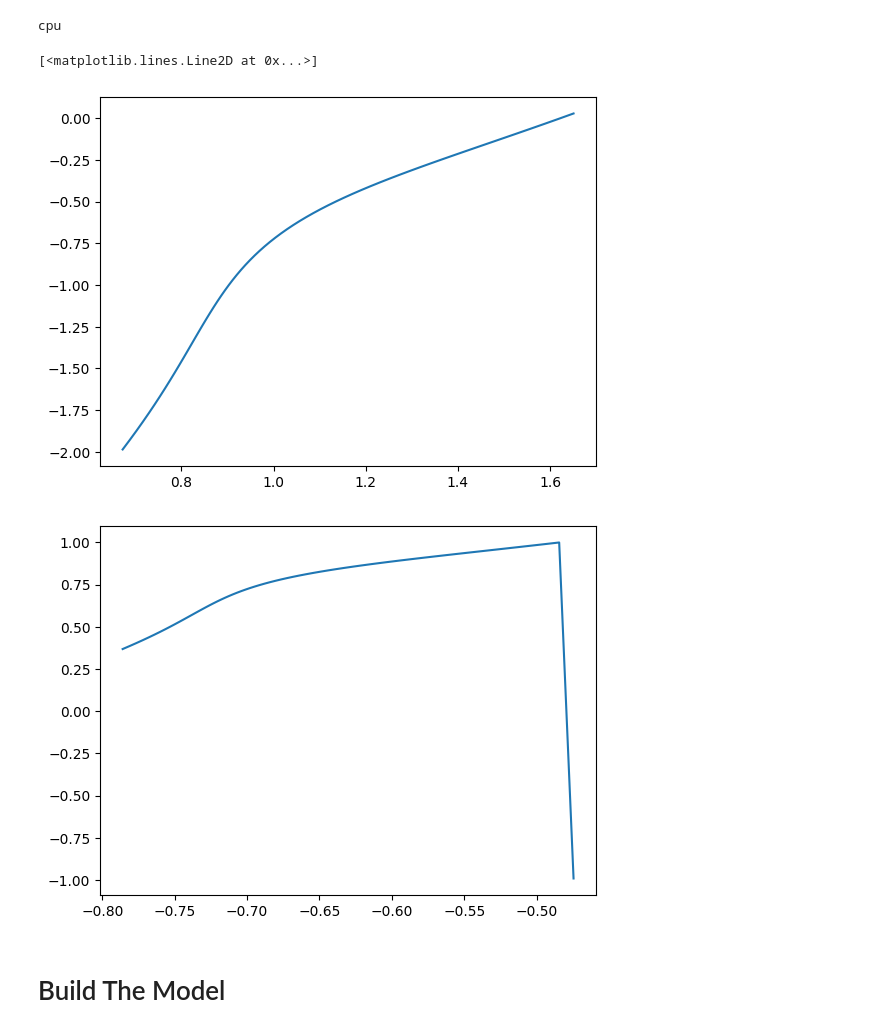
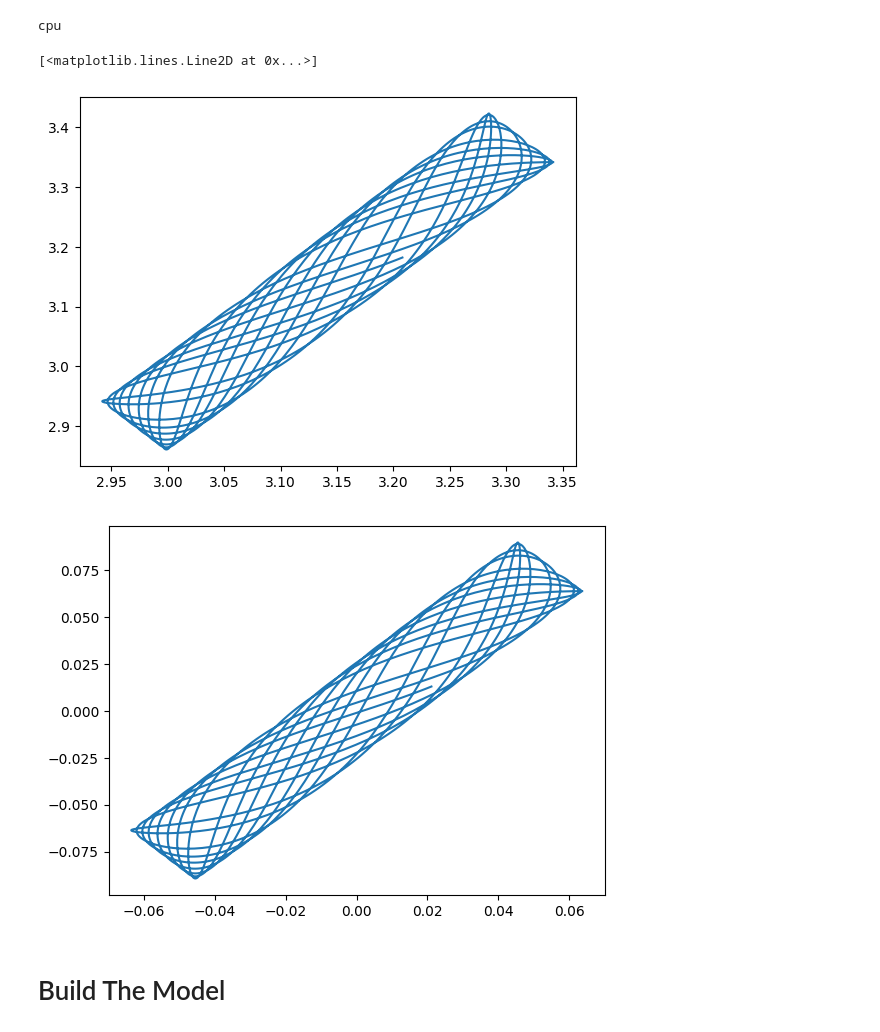
Before and after one commit to jakedorman64/internship, a Jupyter notebook: Double_Pendulum_NeuralODE.ipynb, the cells around one changed output. Saved outputs shown, nothing was run; the diff lists cells and outputs as text; code cells hidden in the pictures.

```diff
--- a/Double_Pendulum_NeuralODE.ipynb
+++ b/Double_Pendulum_NeuralODE.ipynb
@@ -61,13 +60,14 @@ import numpy as np
 
 print(jax.lib.xla_bridge.get_backend().platform)
 
-config.update("jax_disable_jit", True)
+config.update("jax_disable_jit", False)
 
 # Define gravity
 g = - 9.81
 dt = 0.01
-data_points = 64
-batch_size = 8
+data_points = 2048
+prediction_batch_size = 3
+training_batch_size = 32
 total_time = data_points * dt
 gradient_updates = 20000
 # %% [output]
@@ -99,13 +99,18 @@ def dy_dt(y, t, g):
   return dy_dt
 # %%
 # Generate our initial datapoint.
-key, subkey = random.split(random.PRNGKey(int(time.time())))
-theta_1_init = random.uniform(key, minval = 0, maxval = 2 * pi)
-theta_2_init = random.uniform(subkey, minval = 0, maxval = 2 * pi)
+# key, subkey = random.split(random.PRNGKey(int(time.time())))
+# theta_1_init = random.uniform(key, minval = 0, maxval = 2 * pi)
+# theta_2_init = random.uniform(subkey, minval = 0, maxval = 2 * pi)
 
-key, subkey = random.split(key)
-omega_1_init = random.uniform(key, minval = -5, maxval = 5)
-omega_2_init = random.uniform(key, minval = -5, maxval = 5)
+# key, subkey = random.split(key)
+# omega_1_init = random.uniform(key, minval = -5, maxval = 5)
+# omega_2_init = random.uniform(key, minval = -5, maxval = 5)
+
+theta_1_init = pi + 0.2
+theta_2_init = pi + 0.2
+omega_1_init = 0
+omega_2_init = 0
 
 init = jnp.array([theta_1_init, theta_2_init, omega_1_init, omega_2_init])
 
@@ -118,27 +123,39 @@ generated_data = odeint(dy_dt, init, tsteps, g)
 plt.plot(generated_data[:, 0], generated_data[:, 1])
 # %% [output]
 [<matplotlib.lines.Line2D at 0x...>]
-[figure, old version]
+[figure, new version]
 # %%
 # Normalise the angles by dividing by pi, and the velocity by dividing by 100.
 def modulo_two_pi(x):
   return x % (2 * pi)
 
 # Normalise our generated data. We normalise the angles by modulo-ing the angles by 2 pi, dividing by pi (so that values are between 0 and 2), and then subtracting 1,
 # so that the valeus are between -1 and 1.
 normalised_data = generated_data
 normalised_data = normalised_data.at[:,:2].apply(modulo_two_pi)
 normalised_data = normalised_data.at[:,:2].divide(pi)
 normalised_data = normalised_data.at[:,:2].add(-1)
 # To normalise the angular velocities, divide by 100.
 normalised_data = normalised_data.at[:,2:].divide(100)
 
 plt.plot(normalised_data[:, 0], normalised_data[:, 1])
 
+# Before we split the data, we need to actually package it into short ordered batches. The idea is we will have:
+# the dataset: [y0, y1, .... , yt], where yi = (theta_1i, theta_2i, omega_1i, omega_2i)
+# which will then be packaged into smaller, ordered time series batches like this:
+# z0 = [y0, y1, ... , yn], z1 = [y(n+1), y(n+2), ... , y(2n)] etc.
+# And these can then be put into training batches as we would expect normally.
+
+ordered_batches = []
+
+for i in range(data_points - prediction_batch_size - 1):
+  ordered_batches.append(normalised_data[i:i + prediction_batch_size,:])
+
+ordered_batches = jnp.array(ordered_batches)
 # Split the data. We need shuffle to be 0 to preserve the time series.
-x_train, x_test, y_train, y_test = train_test_split(tsteps, normalised_data, shuffle=False, stratify=None, random_state=42, test_size=4)
+x_train, x_test = train_test_split(ordered_batches, random_state=42)
 # %% [output]
-[figure, old version]
+[figure, new version]
 # %% [markdown]
 # Build The Model
 # %%
```
Also changed, not shown: parts of 10 cells of this notebook.
